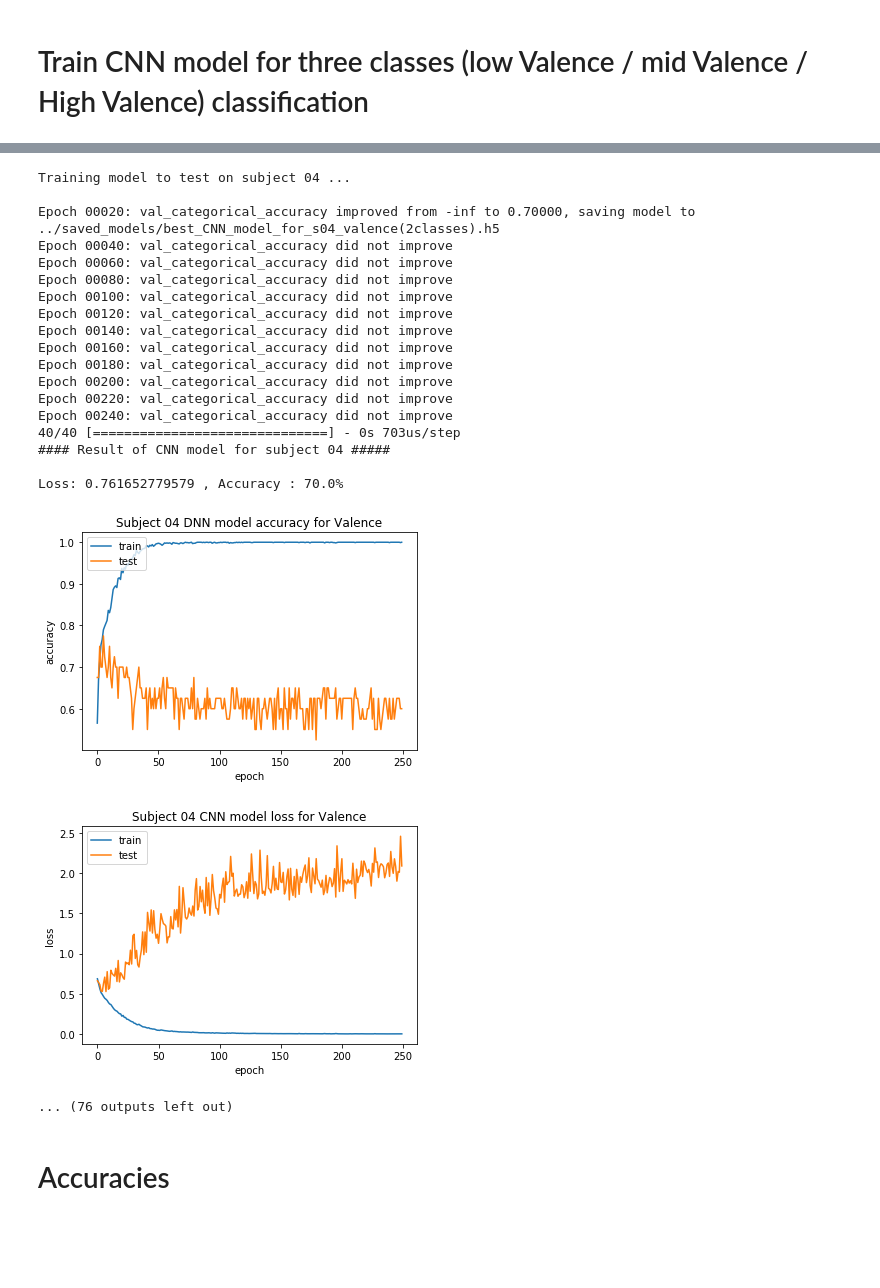
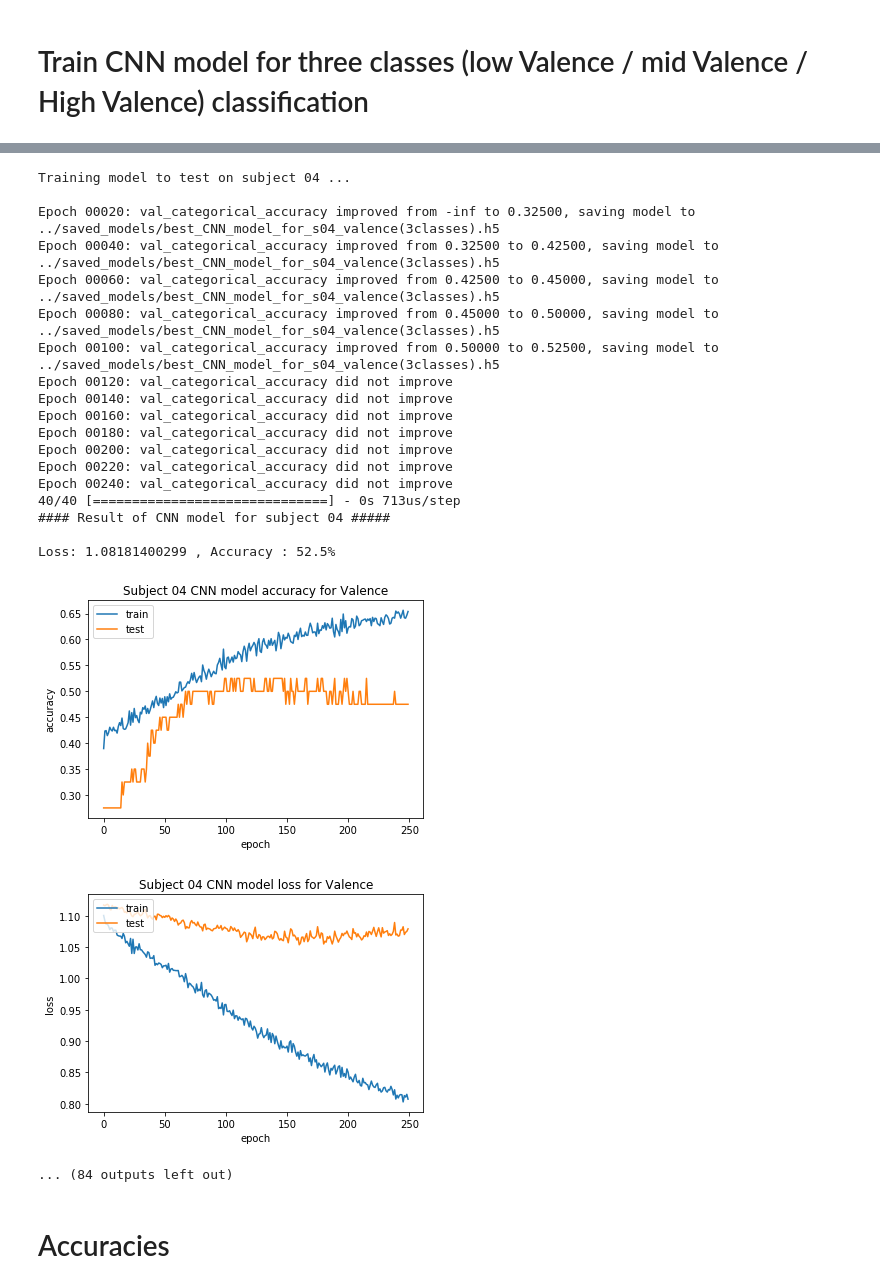
Before and after one commit to DangDangSister/course_project, a Jupyter notebook: CNN_valence_emotion_three_classes.ipynb, the cells around one changed output, grey strips where cells are left out. Drawn from its saved outputs; the diff is of its cells as text; code cells hidden in the pictures; blank space fills up the shorter version.

```diff
--- a/CNN_valence_emotion_three_classes.ipynb
+++ b/CNN_valence_emotion_three_classes.ipynb
@@ -125,7 +125,7 @@ for s in np.arange(0, num_subjects):
     # summarize history for accuracy
     plt.plot(hist.history['categorical_accuracy'])
     plt.plot(hist.history['val_categorical_accuracy'])
-    plt.title('Subject ' +str(s+1).zfill(2)+ ' DNN model accuracy for Valence')
+    plt.title('Subject ' +str(s+1).zfill(2)+ ' CNN model accuracy for Valence')
     plt.ylabel('accuracy')
     plt.xlabel('epoch')
     plt.legend(['train', 'test'], loc='upper left')
@@ -208,24 +208,24 @@ Loss: 0.690148448944 , Accuracy : 67.5%
 Training model to test on subject 04 ...
 
-Epoch 00020: val_categorical_accuracy improved from -inf to 0.70000, saving model to ../saved_models/best_CNN_model_for_s04_valence(2classes).h5
-Epoch 00040: val_categorical_accuracy did not improve
-Epoch 00060: val_categorical_accuracy did not improve
-Epoch 00080: val_categorical_accuracy did not improve
-Epoch 00100: val_categorical_accuracy did not improve
+Epoch 00020: val_categorical_accuracy improved from -inf to 0.32500, saving model to ../saved_models/best_CNN_model_for_s04_valence(3classes).h5
+Epoch 00040: val_categorical_accuracy improved from 0.32500 to 0.42500, saving model to ../saved_models/best_CNN_model_for_s04_valence(3classes).h5
+Epoch 00060: val_categorical_accuracy improved from 0.42500 to 0.45000, saving model to ../saved_models/best_CNN_model_for_s04_valence(3classes).h5
+Epoch 00080: val_categorical_accuracy improved from 0.45000 to 0.50000, saving model to ../saved_models/best_CNN_model_for_s04_valence(3classes).h5
+Epoch 00100: val_categorical_accuracy improved from 0.50000 to 0.52500, saving model to ../saved_models/best_CNN_model_for_s04_valence(3classes).h5
 Epoch 00120: val_categorical_accuracy did not improve
 Epoch 00140: val_categorical_accuracy did not improve
 Epoch 00160: val_categorical_accuracy did not improve
 Epoch 00180: val_categorical_accuracy did not improve
 Epoch 00200: val_categorical_accuracy did not improve
 Epoch 00220: val_categorical_accuracy did not improve
 Epoch 00240: val_categorical_accuracy did not improve
-40/40 [==============================] - 0s 703us/step
+40/40 [==============================] - 0s 713us/step
 #### Result of CNN model for subject 04 #####
 
-Loss: 0.761652779579 , Accuracy : 70.0%
+Loss: 1.08181400299 , Accuracy : 52.5%
-[figure, old version]
+[figure, new version]
-[figure, old version]
+[figure, new version]
-... (76 outputs left out)
+... (84 outputs left out)
 # %% [markdown]
 # Accuracies
 # %%
```
Also changed, not shown: parts of 4 cells of this notebook.
